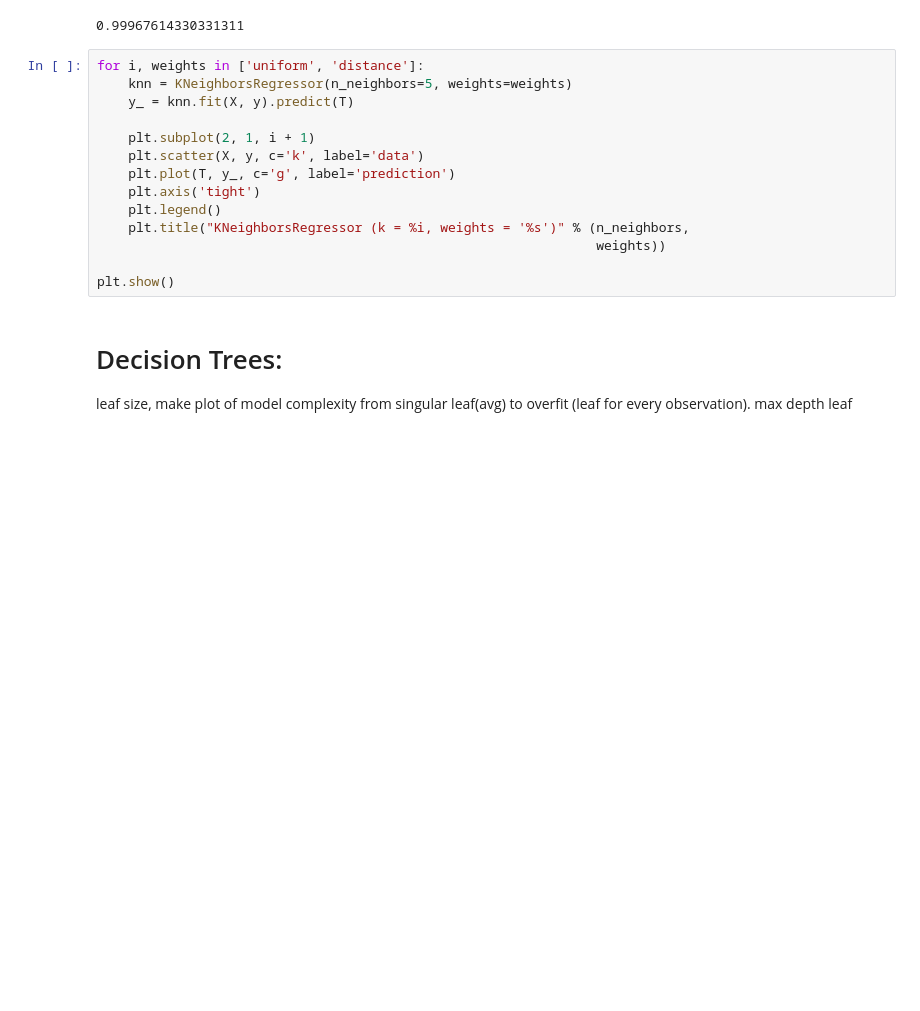
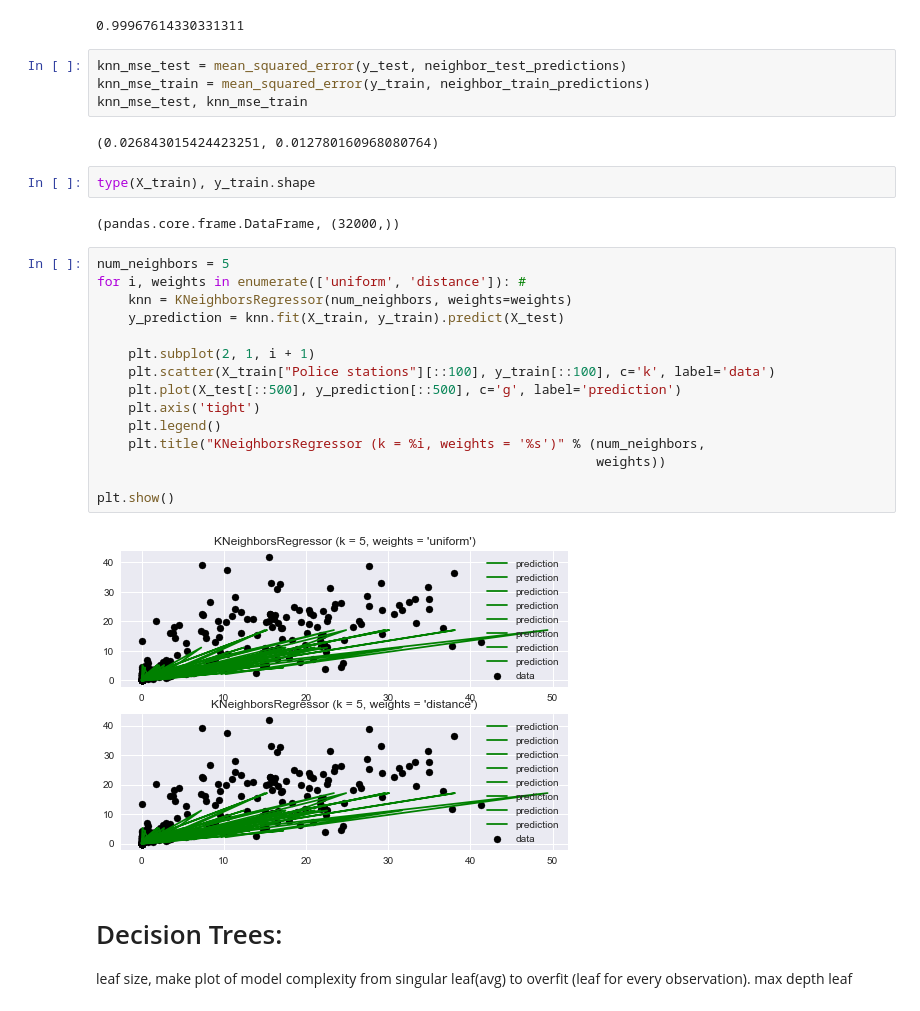
Before and after one commit to bennettjs/springboard, a Jupyter notebook: ChicagoCrime/ML and models.ipynb, the cells around one changed output. Drawn from its saved outputs; the diff is of its cells as text; blank space fills up the shorter version.

Commit message:
Add files via upload
knn graphs

```diff
--- a/ChicagoCrime/ML and models.ipynb
+++ b/ChicagoCrime/ML and models.ipynb
@@ -272,20 +272,33 @@ neighbor_test_score = neighbor_regr.score(X_test, y_test)
 neighbor_test_score
 # %% [output]
 0.99967614330331311
+# %%
+knn_mse_test = mean_squared_error(y_test, neighbor_test_predictions)
+knn_mse_train = mean_squared_error(y_train, neighbor_train_predictions)
+knn_mse_test, knn_mse_train
+# %% [output]
+(0.026843015424423251, 0.012780160968080764)
+# %%
+type(X_train), y_train.shape
+# %% [output]
+(pandas.core.frame.DataFrame, (32000,))
 # %%
-for i, weights in ['uniform', 'distance']:
-    knn = KNeighborsRegressor(n_neighbors=5, weights=weights)
-    y_ = knn.fit(X, y).predict(T)
+num_neighbors = 5
+for i, weights in enumerate(['uniform', 'distance']): #
+    knn = KNeighborsRegressor(num_neighbors, weights=weights)
+    y_prediction = knn.fit(X_train, y_train).predict(X_test)
 
     plt.subplot(2, 1, i + 1)
-    plt.scatter(X, y, c='k', label='data')
-    plt.plot(T, y_, c='g', label='prediction')
+    plt.scatter(X_train["Police stations"][::100], y_train[::100], c='k', label='data')
+    plt.plot(X_test[::500], y_prediction[::500], c='g', label='prediction')
     plt.axis('tight')
     plt.legend()
-    plt.title("KNeighborsRegressor (k = %i, weights = '%s')" % (n_neighbors,
+    plt.title("KNeighborsRegressor (k = %i, weights = '%s')" % (num_neighbors,
                                                                 weights))
 
 plt.show()
+# %% [output]
+[figure, added]
 # %% [markdown]
 # Decision Trees:
 leaf size, make plot of model complexity from singular leaf(avg) to overfit (leaf for every observation).
```
